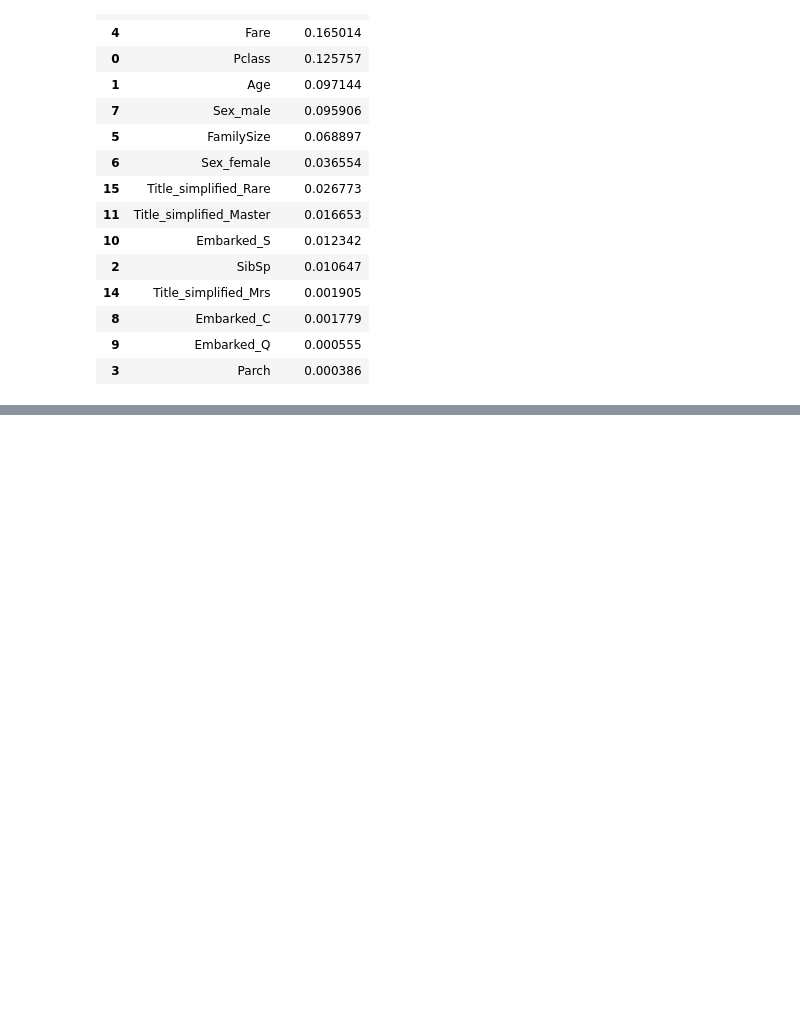
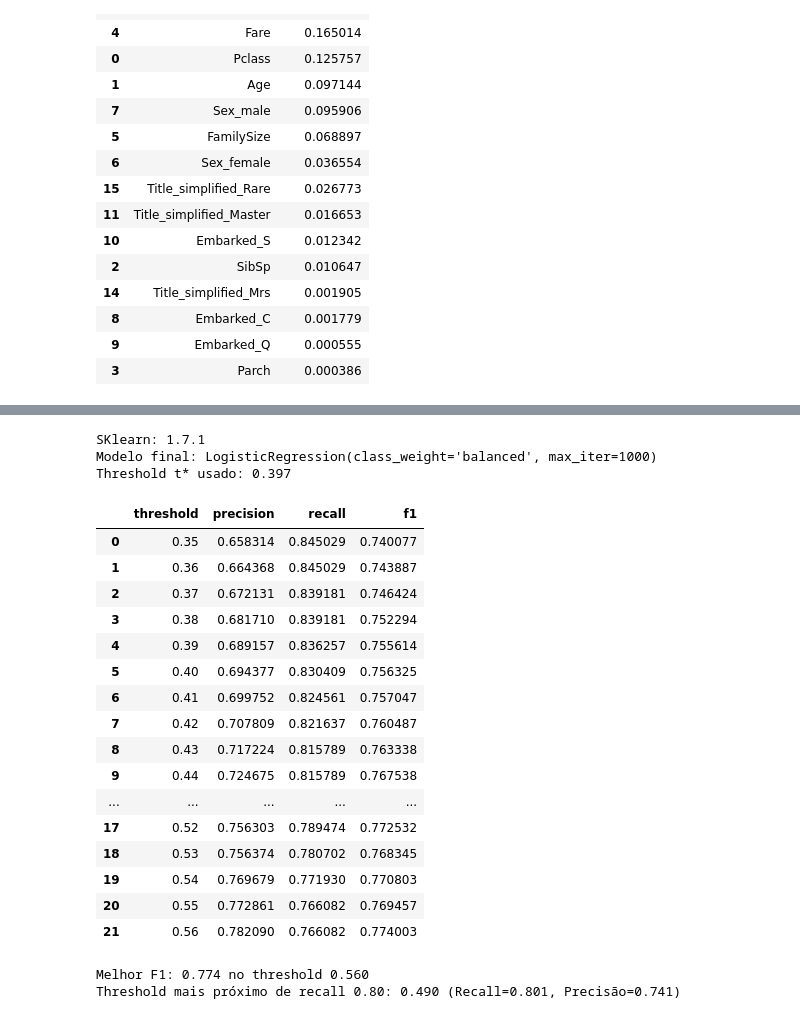
Before and after one commit to carlostarling/projeto-titanic, a Jupyter notebook: notebooks/01_eda.ipynb, the cells around one changed output, grey strips where cells are left out. Saved outputs shown, nothing was run; the diff lists cells and outputs as text; code cells hidden in the pictures; blank space fills up the shorter version.

```diff
--- a/notebooks/01_eda.ipynb
+++ b/notebooks/01_eda.ipynb
@@ -683,0 +918,68 @@ else:
+# %%
+import sklearn
+print("SKlearn:", sklearn.__version__)
+print("Modelo final:", best_pipe.named_steps["model"])
+print("Threshold t* usado:", round(t_star, 3))
+# %% [output]
+SKlearn: 1.7.1
+Modelo final: LogisticRegression(class_weight='balanced', max_iter=1000)
+Threshold t* usado: 0.397
+# %%
+import numpy as np
+import pandas as pd
+from sklearn.model_selection import cross_val_predict
+from sklearn.metrics import precision_score, recall_score, f1_score
+
+# Vamos usar o mesmo melhor modelo encontrado antes
+best_clf = LogisticRegression(max_iter=1000, class_weight="balanced")
+best_pipe = Pipeline(steps=[
+    ("preprocess", preprocess_recall),
+    ("model", best_clf)
+])
+
+# Probabilidades out-of-fold
+y_proba_cv = cross_val_predict(best_pipe, X, y, cv=skf, method="predict_proba", n_jobs=-1)[:, 1]
+
+# Thresholds para testar (de 0.35 a 0.55)
+thresholds = np.arange(0.35, 0.56, 0.01)
+
+results = []
+for t in thresholds:
+    y_pred_adj = (y_proba_cv >= t).astype(int)
+    prec = precision_score(y, y_pred_adj)
+    rec = recall_score(y, y_pred_adj)
+    f1 = f1_score(y, y_pred_adj)
+    results.append({"threshold": t, "precision": prec, "recall": rec, "f1": f1})
+
+df_thresh = pd.DataFrame(results)
+display(df_thresh)
+
+# Encontrar o threshold com maior F1
+best_f1_row = df_thresh.loc[df_thresh["f1"].idxmax()]
+print(f"Melhor F1: {best_f1_row['f1']:.3f} no threshold {best_f1_row['threshold']:.3f}")
+
+# Encontrar o threshold mais próximo de recall 0.80
+df_thresh["diff_recall_080"] = (df_thresh["recall"] - 0.80).abs()
+best_recall_080_row = df_thresh.loc[df_thresh["diff_recall_080"].idxmin()]
+print(f"Threshold mais próximo de recall 0.80: {best_recall_080_row['threshold']:.3f} "
+      f"(Recall={best_recall_080_row['recall']:.3f}, Precisão={best_recall_080_row['precision']:.3f})")
+# %% [output]
+|  | threshold | precision | recall | f1 |
+| 0 | 0.35 | 0.658314 | 0.845029 | 0.740077 |
+| 1 | 0.36 | 0.664368 | 0.845029 | 0.743887 |
+| 2 | 0.37 | 0.672131 | 0.839181 | 0.746424 |
+| 3 | 0.38 | 0.681710 | 0.839181 | 0.752294 |
+| 4 | 0.39 | 0.689157 | 0.836257 | 0.755614 |
+| 5 | 0.40 | 0.694377 | 0.830409 | 0.756325 |
+| 6 | 0.41 | 0.699752 | 0.824561 | 0.757047 |
+| 7 | 0.42 | 0.707809 | 0.821637 | 0.760487 |
+| 8 | 0.43 | 0.717224 | 0.815789 | 0.763338 |
+| 9 | 0.44 | 0.724675 | 0.815789 | 0.767538 |
+| ... | ... | ... | ... | ... |
+| 17 | 0.52 | 0.756303 | 0.789474 | 0.772532 |
+| 18 | 0.53 | 0.756374 | 0.780702 | 0.768345 |
+| 19 | 0.54 | 0.769679 | 0.771930 | 0.770803 |
+| 20 | 0.55 | 0.772861 | 0.766082 | 0.769457 |
+| 21 | 0.56 | 0.782090 | 0.766082 | 0.774003 |
+Melhor F1: 0.774 no threshold 0.560
+Threshold mais próximo de recall 0.80: 0.490 (Recall=0.801, Precisão=0.741)
```
Also changed, not shown: parts of 35 cells of this notebook, 12 other files.
